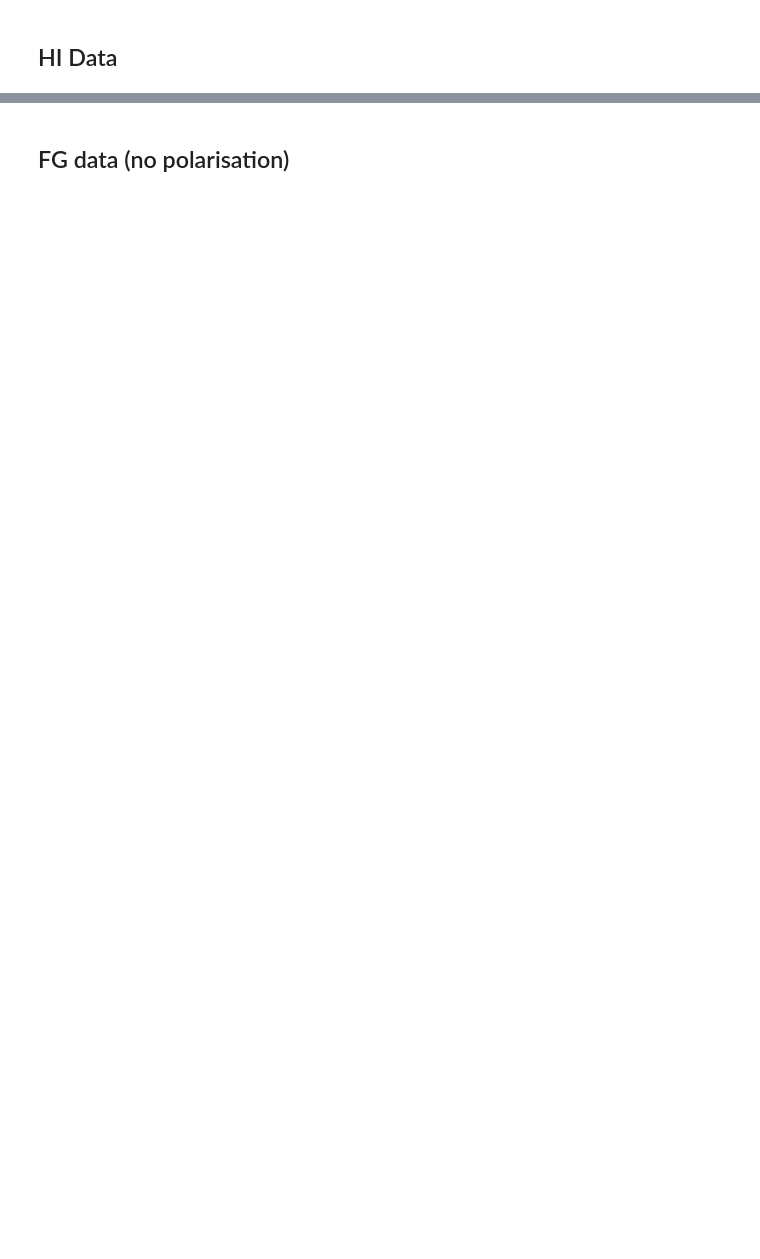
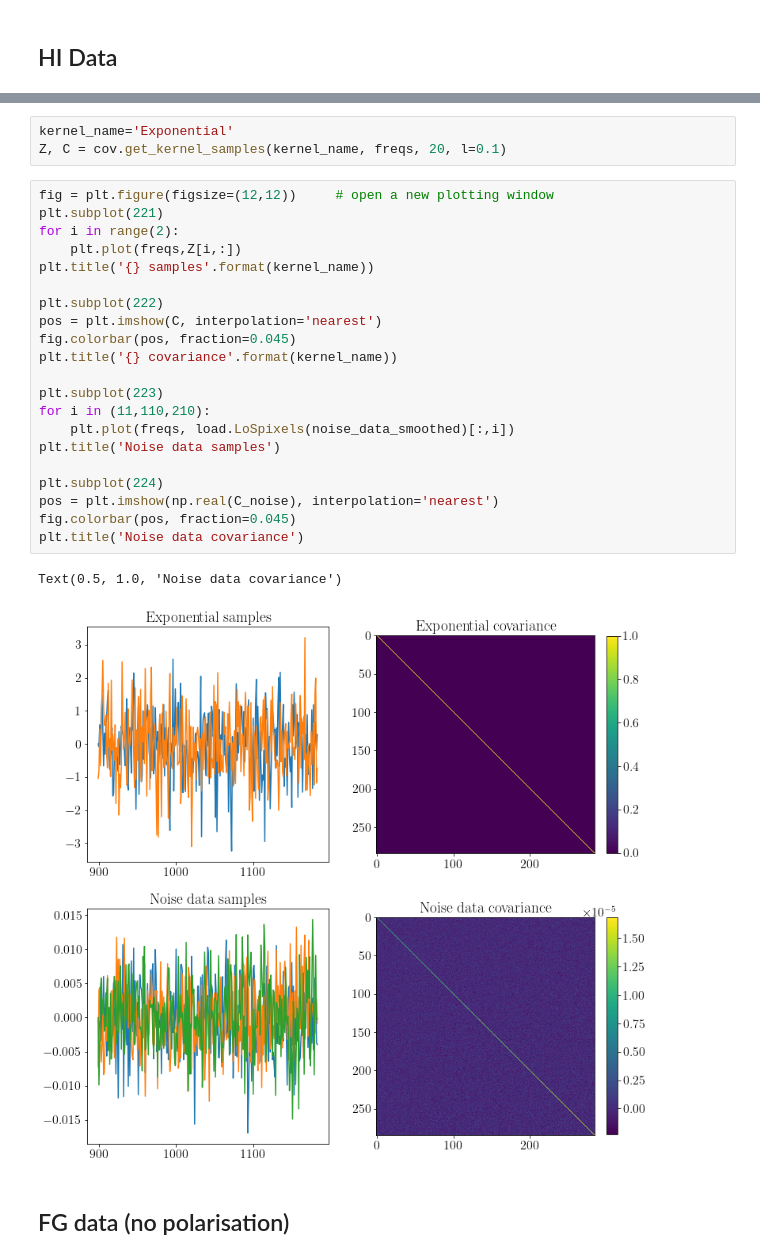
Before and after one commit to paulassoares/gpr4im, a Jupyter notebook: Jupyter Notebooks/LoS_Covariance.ipynb, the cells around one changed output, grey strips where cells are left out. Drawn from its saved outputs; the diff is of its cells as text; blank space fills up the shorter version.

```diff
--- a/Jupyter Notebooks/LoS_Covariance.ipynb
+++ b/Jupyter Notebooks/LoS_Covariance.ipynb
@@ -113,2 +91,29 @@ Text(0.5, 1.0, 'HI data covariance, no beam')
+# %%
+kernel_name='Exponential'
+Z, C = cov.get_kernel_samples(kernel_name, freqs, 20, l=0.1)
+# %%
+fig = plt.figure(figsize=(12,12))     # open a new plotting window
+plt.subplot(221)
+for i in range(2):
+    plt.plot(freqs,Z[i,:])
+plt.title('{} samples'.format(kernel_name))
+
+plt.subplot(222)
+pos = plt.imshow(C, interpolation='nearest')
+fig.colorbar(pos, fraction=0.045)
+plt.title('{} covariance'.format(kernel_name))
+
+plt.subplot(223)
+for i in (11,110,210):
+    plt.plot(freqs, load.LoSpixels(noise_data_smoothed)[:,i])
+plt.title('Noise data samples')
+
+plt.subplot(224)
+pos = plt.imshow(np.real(C_noise), interpolation='nearest')
+fig.colorbar(pos, fraction=0.045)
+plt.title('Noise data covariance')
+# %% [output]
+Text(0.5, 1.0, 'Noise data covariance')
+[figure, added]
 # %% [markdown]
 ## FG data (no polarisation)
```
Also changed, not shown: parts of 28 cells of this notebook, 4 other files.
